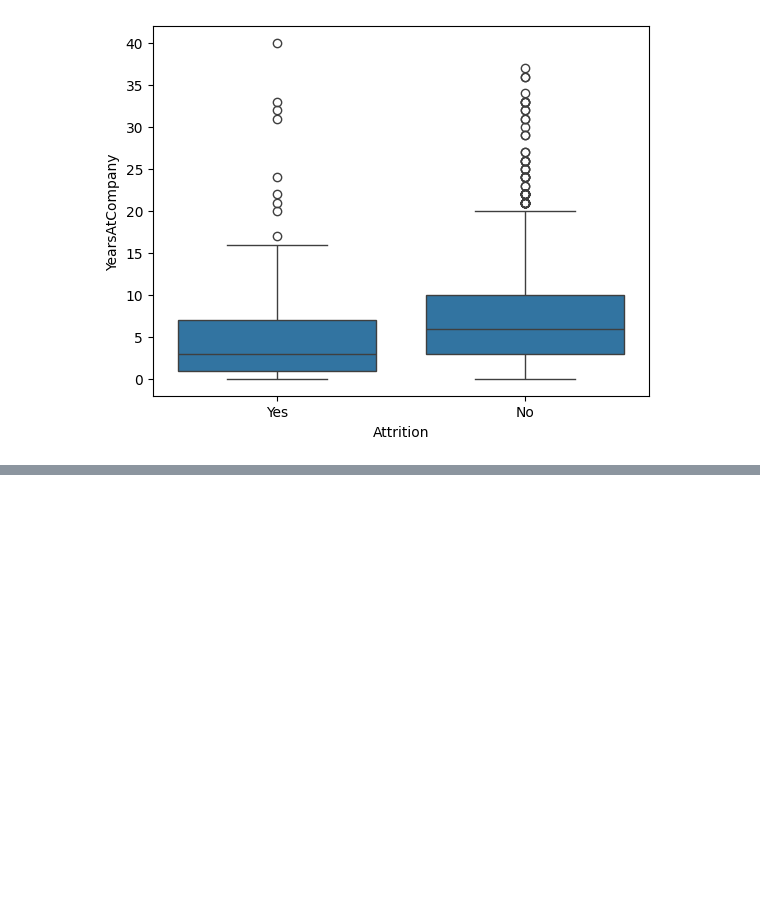
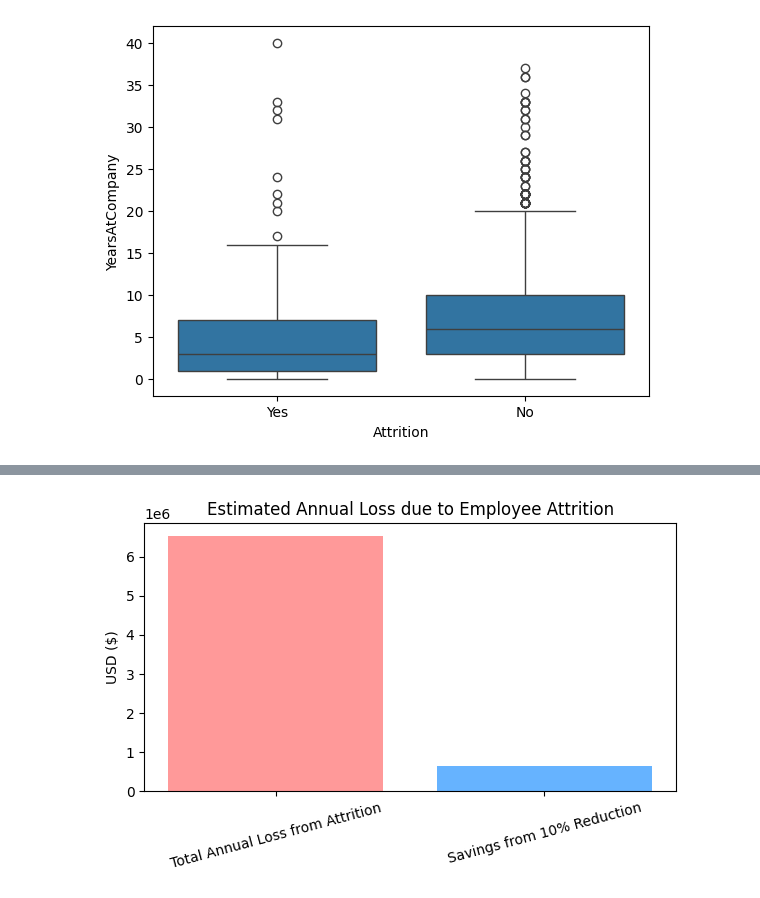
Before and after one commit to zaku2590/classGCI, a Jupyter notebook: FinalAssignment.ipynb, the cells around one changed output, grey strips where cells are left out. Saved outputs shown, nothing was run; the diff lists cells and outputs as text; code cells hidden in the pictures; blank space fills up the shorter version.

```diff
--- a/FinalAssignment.ipynb
+++ b/FinalAssignment.ipynb
@@ -83,0 +119,23 @@ sns.boxplot(x='Attrition', y='YearsAtCompany', data=df)
+# %%
+total_employees = len(df)
+attrition_rate = (df["Attrition"] == "Yes").mean()
+avg_annual_salary = df["MonthlyIncome"].mean() * 12
+cost_per_attrition = avg_annual_salary * 0.33
+num_attrited = int(total_employees * attrition_rate)
+total_loss = cost_per_attrition * num_attrited
+savings_10pct = total_loss * 0.1
+
+labels = ['Total Annual Loss from Attrition', 'Savings from 10% Reduction']
+values = [total_loss, savings_10pct]
+colors = ['#ff9999', '#66b3ff']
+
+plt.figure(figsize=(6, 4))
+plt.bar(labels, values, color=colors)
+plt.title('Estimated Annual Loss due to Employee Attrition')
+plt.ylabel('USD ($)')
+plt.xticks(rotation=15)
+plt.tight_layout()
+plt.savefig("離職コスト試算_グラフ.png")
+plt.show()
+# %% [output]
+[figure, added]
```
Also changed, not shown: parts of 5 cells of this notebook.
